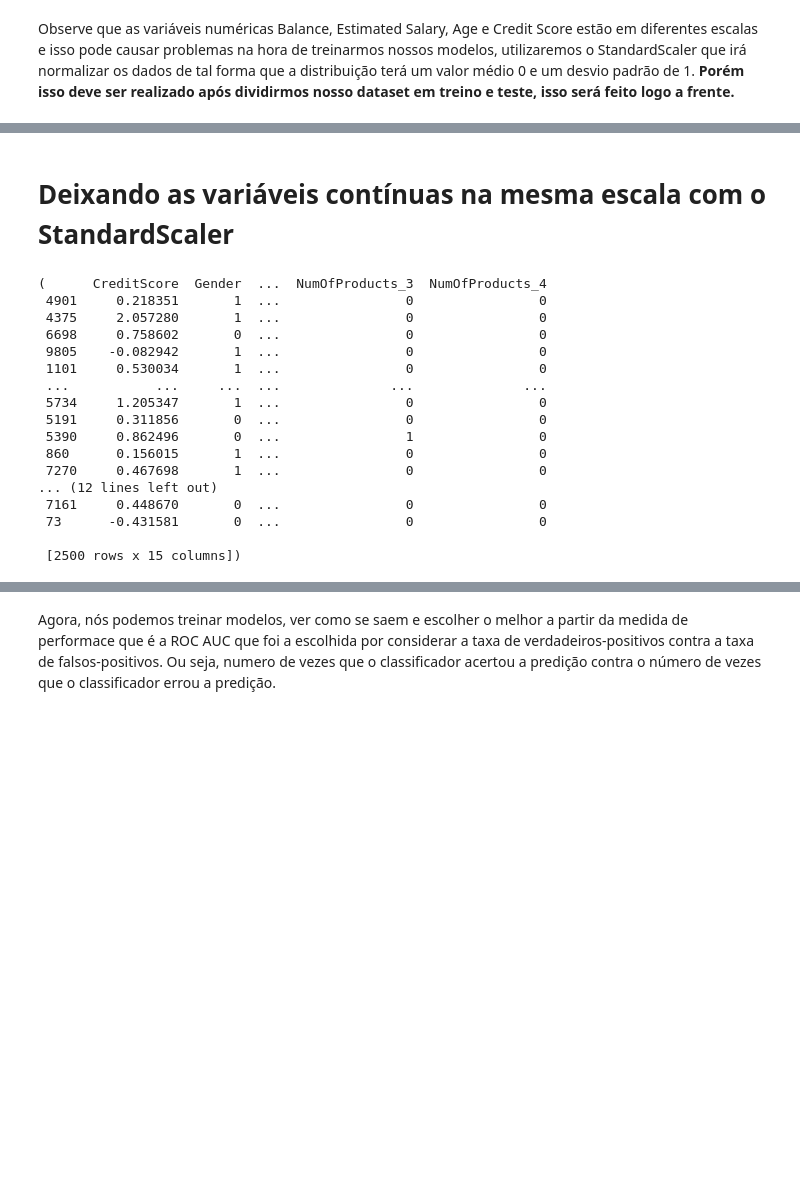
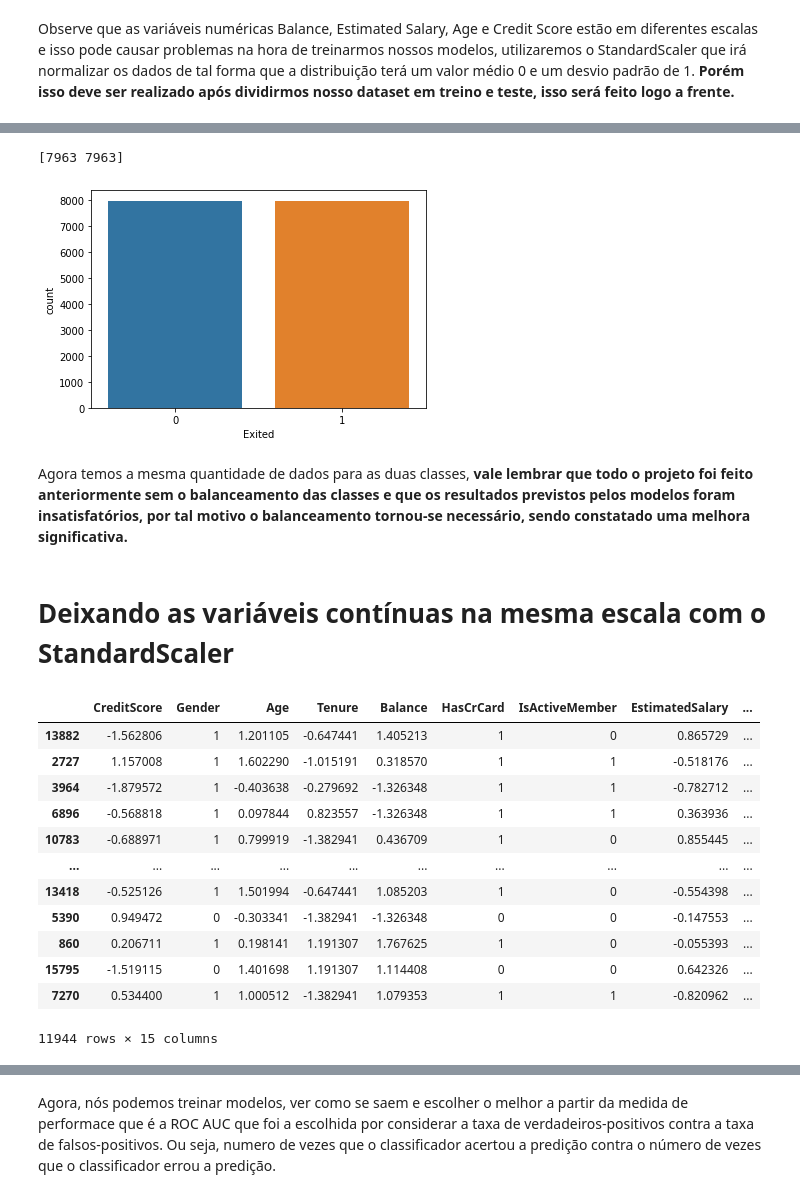
Before and after one commit to NatanXimenes/Prevendo-o-Churn-Evasao-de-clientes-, a Jupyter notebook: Churn.ipynb, the cells around one changed output, grey strips where cells are left out. Cells and saved outputs as stored; diff of their text form; code cells hidden in the pictures; blank space fills up the shorter version.

```diff
--- a/Churn.ipynb
+++ b/Churn.ipynb
@@ -229 +244,9 @@ X = df.drop(['Exited'], axis=1)
+# %%
+print(np.bincount(y))
+ax = sns.countplot(x=y)
+# %% [output]
+[7963 7963]
+[figure, added]
+# %% [markdown]
+Agora temos a mesma quantidade de dados para as duas classes, **vale lembrar que todo o projeto foi feito anteriormente sem o balanceamento das classes e que os resultados previstos pelos modelos foram insatisfatórios, por tal motivo o balanceamento tornou-se necessário, sendo constatado uma melhora significativa.**
 # %%
@@ -239,22 +263,18 @@ sc = StandardScaler()
 X_train[c] = sc.fit_transform(X_train[c])
 X_test[c] = sc.fit_transform(X_test[c])
 # %%
-X_train, X_test
+X_train
 # %% [output]
+|  | CreditScore | Gender | Age | Tenure | Balance | HasCrCard | IsActiveMember | EstimatedSalary | ... |
+| 13882 | -1.562806 | 1 | 1.201105 | -0.647441 | 1.405213 | 1 | 0 | 0.865729 | ... |
+| 2727 | 1.157008 | 1 | 1.602290 | -1.015191 | 0.318570 | 1 | 1 | -0.518176 | ... |
+| 3964 | -1.879572 | 1 | -0.403638 | -0.279692 | -1.326348 | 1 | 1 | -0.782712 | ... |
+| 6896 | -0.568818 | 1 | 0.097844 | 0.823557 | -1.326348 | 1 | 1 | 0.363936 | ... |
+| 10783 | -0.688971 | 1 | 0.799919 | -1.382941 | 0.436709 | 1 | 0 | 0.855445 | ... |
+| ... | ... | ... | ... | ... | ... | ... | ... | ... | ... |
+| 13418 | -0.525126 | 1 | 1.501994 | -0.647441 | 1.085203 | 1 | 0 | -0.554398 | ... |
+| 5390 | 0.949472 | 0 | -0.303341 | -1.382941 | -1.326348 | 0 | 0 | -0.147553 | ... |
+| 860 | 0.206711 | 1 | 0.198141 | 1.191307 | 1.767625 | 1 | 0 | -0.055393 | ... |
+| 15795 | -1.519115 | 0 | 1.401698 | 1.191307 | 1.114408 | 0 | 0 | 0.642326 | ... |
+| 7270 | 0.534400 | 1 | 1.000512 | -1.382941 | 1.079353 | 1 | 1 | -0.820962 | ... |
-(      CreditScore  Gender  ...  NumOfProducts_3  NumOfProducts_4
- 4901     0.218351       1  ...                0                0
- 4375     2.057280       1  ...                0                0
- 6698     0.758602       0  ...                0                0
- 9805    -0.082942       1  ...                0                0
- 1101     0.530034       1  ...                0                0
- ...           ...     ...  ...              ...              ...
- 5734     1.205347       1  ...                0                0
- 5191     0.311856       0  ...                0                0
- 5390     0.862496       0  ...                1                0
- 860      0.156015       1  ...                0                0
- 7270     0.467698       1  ...                0                0
-... (12 lines left out)
- 7161     0.448670       0  ...                0                0
- 73      -0.431581       0  ...                0                0
-
- [2500 rows x 15 columns])
+11944 rows × 15 columns
```
Also changed, not shown: parts of 33 cells of this notebook.
